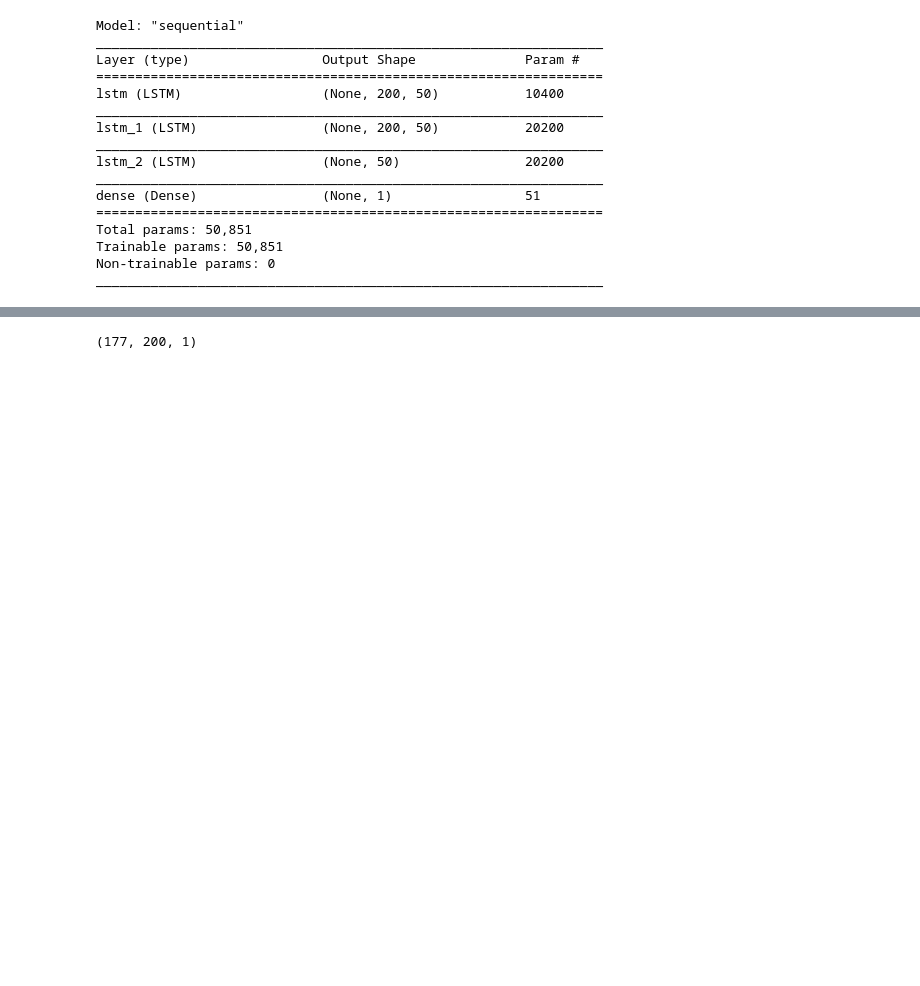
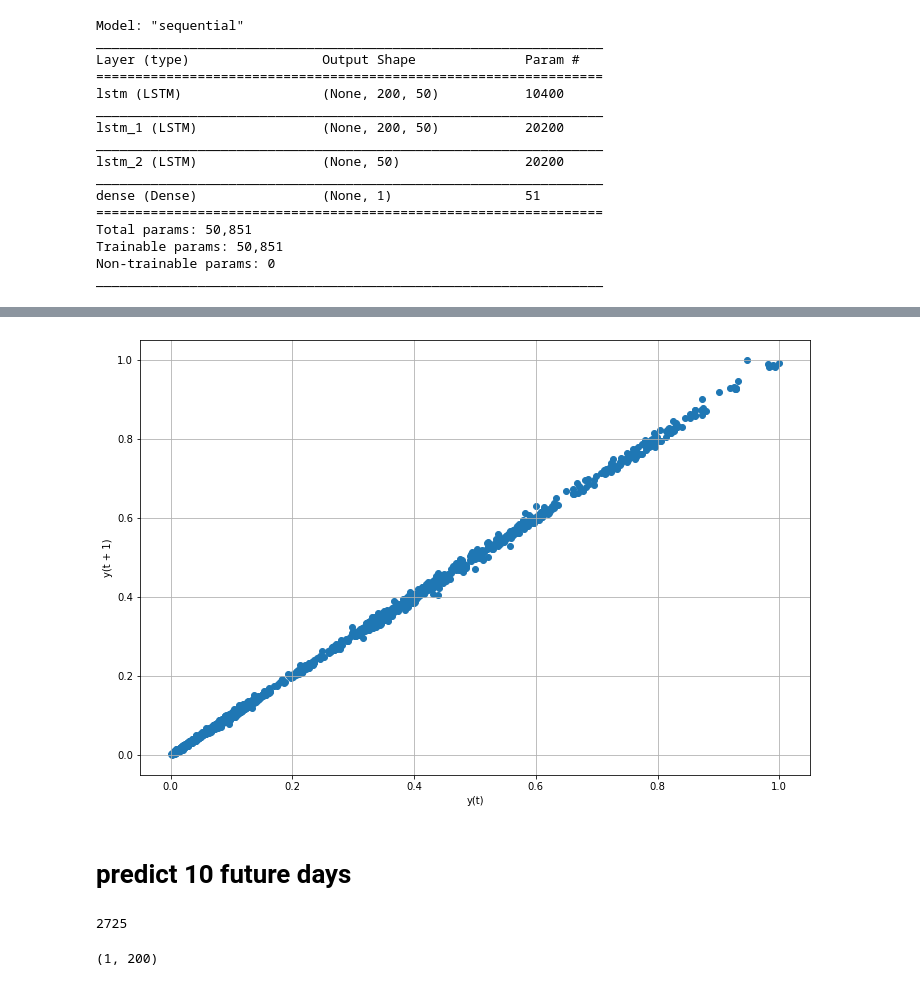
Before and after one commit to NinaRazani/machine-learning-in-finance, a Jupyter notebook: ClosePricePrediction.ipynb, the cells around one changed output, grey strips where cells are left out. Cells and saved outputs as stored; diff of their text form; code cells hidden in the pictures; blank space fills up the shorter version.

```diff
--- a/ClosePricePrediction.ipynb
+++ b/ClosePricePrediction.ipynb
@@ -251,0 +237,18 @@ predict=model.predict(testx)
+# %%
+testyresh = testy.reshape(2524,)
+# %%
+testyseries = pd.Series(testyresh)
+plt.figure(figsize=(12,8))
+from pandas.plotting import lag_plot
+from matplotlib import pyplot
+lag_plot(testyseries)
+plt.grid()
+pyplot.show()
+# %% [output]
+[figure, added]
+# %% [markdown]
+# predict 10 future days
+# %%
+len(tdf)
+# %% [output]
+2725
@@ -252,4 +257,4 @@ predict=model.predict(testx)
 # %%
-testx.shape
+x_input.shape
 # %% [output]
-(177, 200, 1)
+(1, 200)
```
Also changed, not shown: parts of 65 cells of this notebook.
